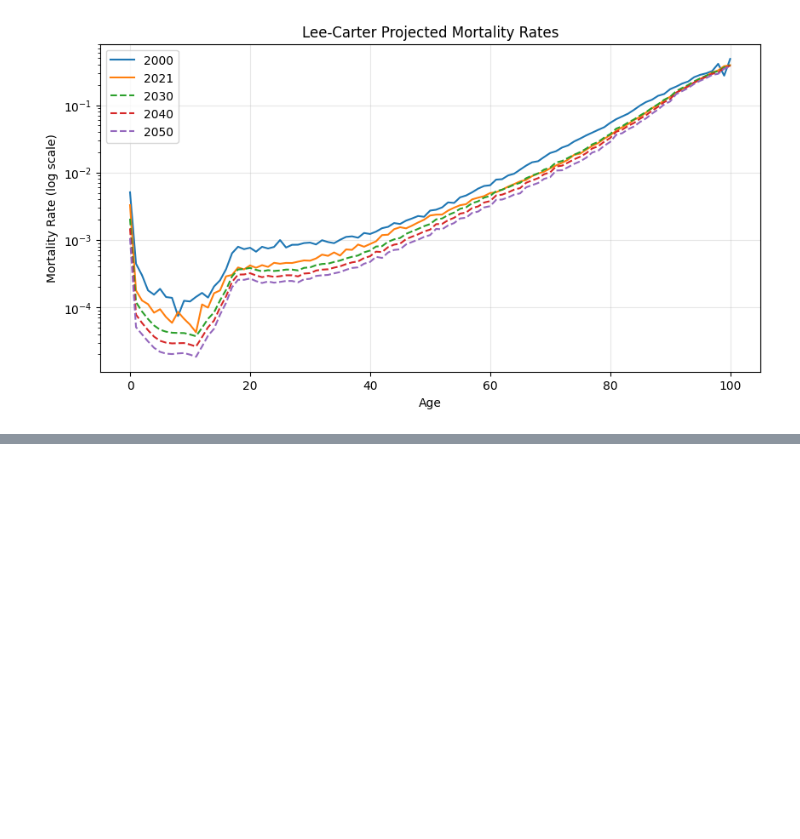
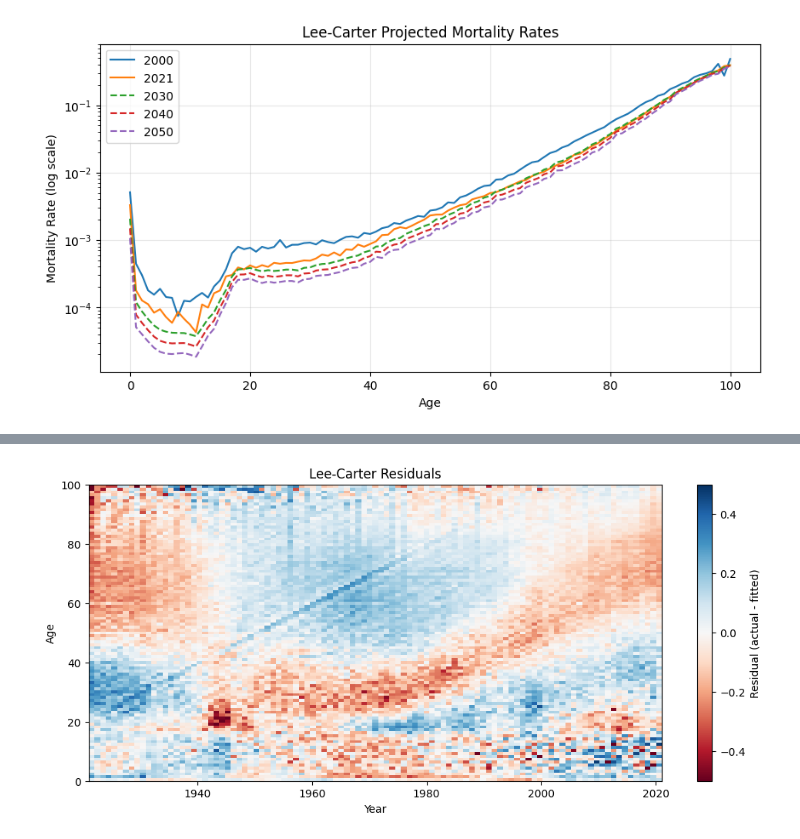
Before and after one commit to DL123890/ML-vs-Actuarial-Methods-Mortality, a Jupyter notebook: notebooks/02_lee_carter.ipynb, the cells around one changed output, grey strips where cells are left out. Drawn from its saved outputs; the diff is of its cells as text; code cells hidden in the pictures; blank space fills up the shorter version.

Commit message:
added a residual heatmap for the lee-carter model.

```diff
--- a/notebooks/02_lee_carter.ipynb
+++ b/notebooks/02_lee_carter.ipynb
@@ -167,0 +172,16 @@ print(f"RMSE: {rmse:.4f}")
+# %%
+residuals = log_mx - fitted_log_mx
+
+plt.figure(figsize=(12, 5))
+
+# residuals as heatmap
+plt.imshow(residuals, aspect='auto', origin='lower',
+           extent=[years[0], years[-1], 0, 100],
+           cmap='RdBu', vmin=-0.5, vmax=0.5)
+plt.colorbar(label='Residual (actual - fitted)')
+plt.xlabel('Year')
+plt.ylabel('Age')
+plt.title('Lee-Carter Residuals')
+plt.show()
+# %% [output]
+[figure, added]
```
Also changed, not shown: parts of 1 cell of this notebook.
